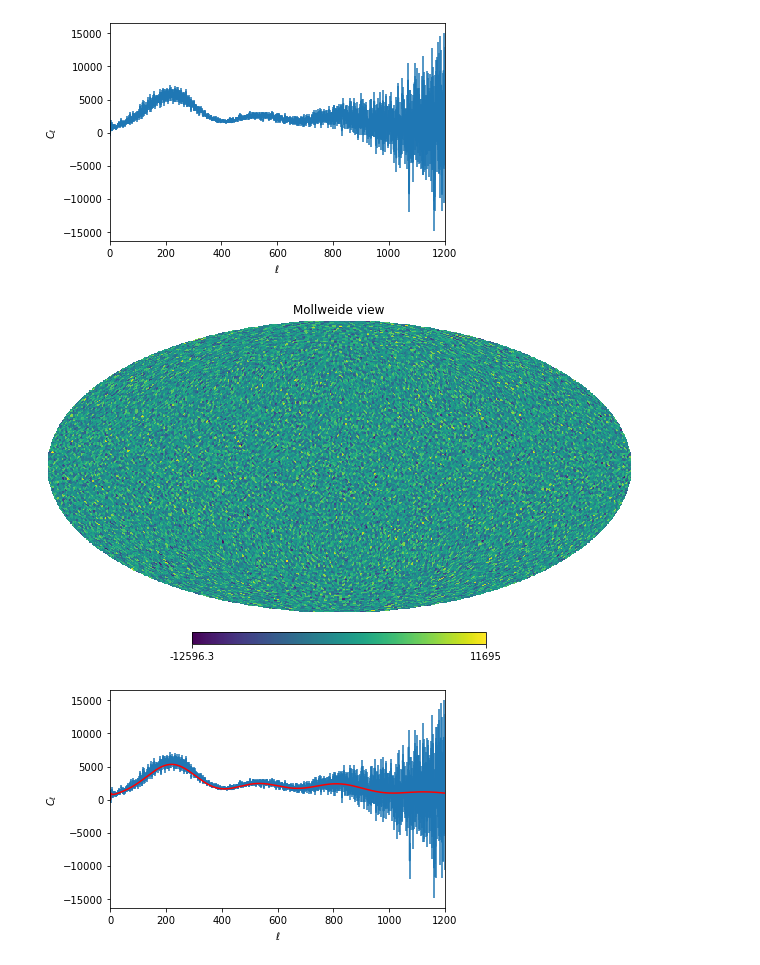
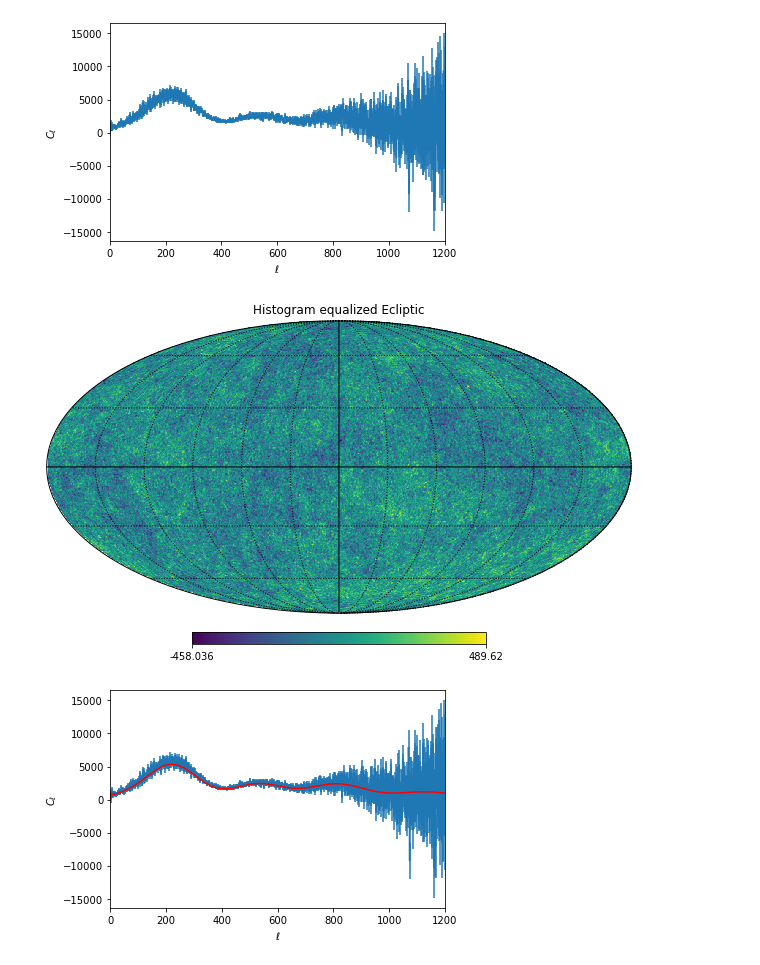
Before and after one commit to csabiu/astronomy, a Jupyter notebook: Astronomy_CMB.ipynb, the cells around one changed output. Drawn from its saved outputs; the diff is of its cells as text; code cells hidden in the pictures.

```diff
--- a/Astronomy_CMB.ipynb
+++ b/Astronomy_CMB.ipynb
@@ -160,11 +160,21 @@ plt.ylabel(r'$C_{\ell}$')
 # %% [output]
 Text(0, 0.5, '$C_{\\ell}$')
 [figure]
-# %%
-map=hp.synfast(totCL[:,0],64)
-hp.visufunc.mollview(map=map)
-# %% [output]
-[figure, removed]
+# %%
+map=hp.synfast(totCL[1:,0]*2*np.pi/(ls[1:]**2),512)
+#hp.visufunc.mollview(map=map)
+hp.mollview(
+    map,
+    #coord=["G", "E"],
+    title="Histogram equalized Ecliptic",
+    #unit="mK",
+    #norm="hist",
+    #min=-1,
+    #max=1,
+)
+hp.graticule()
+# %% [output]
+[figure, added]
 # %%
 #Set up a new set of parameters for CAMB
 pars = camb.CAMBparams()
```
Also changed, not shown: parts of 8 cells of this notebook.
